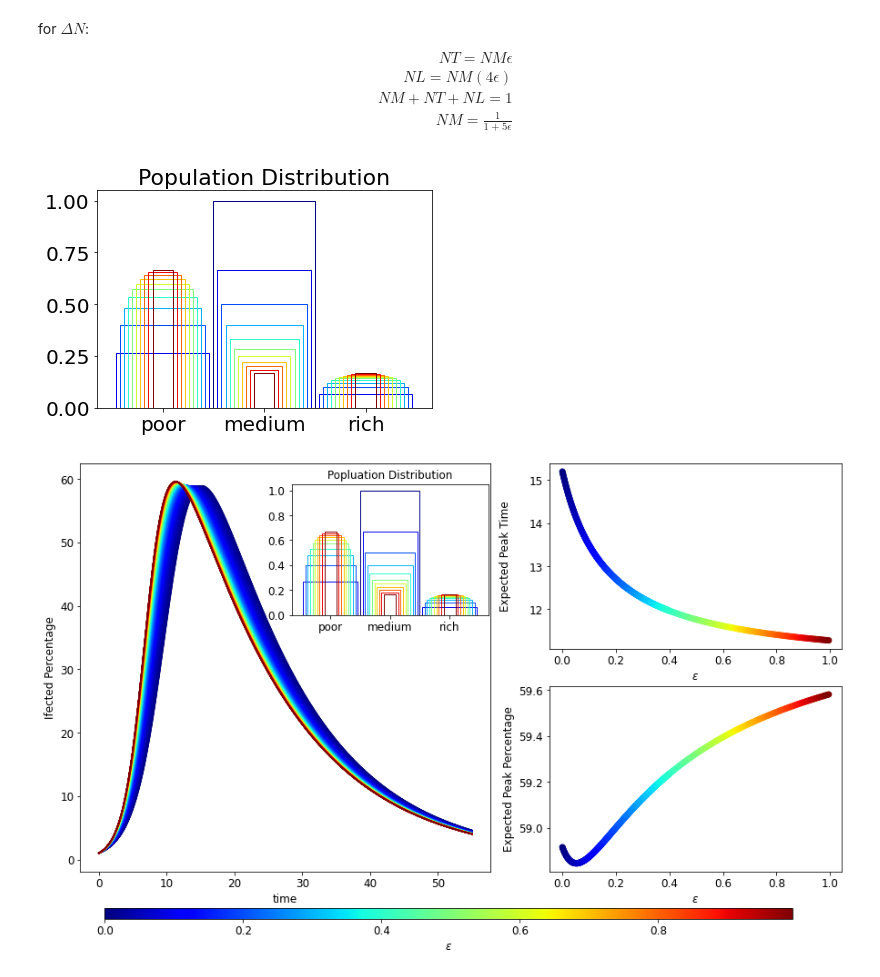
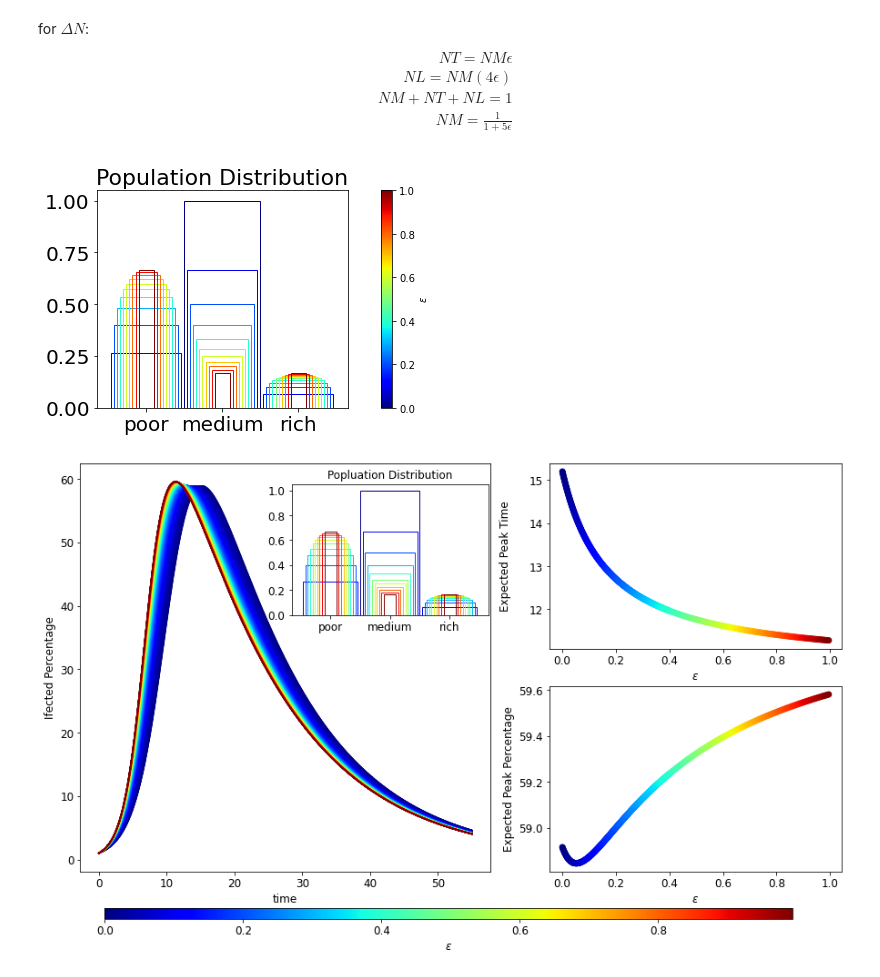
Before and after one commit to ParimahSafarian/Inequality-and-COVID-19, a Jupyter notebook: Model-clean.ipynb, the cells around one changed output. Drawn from its saved outputs; the diff is of its cells as text; code cells hidden in the pictures.

```diff
--- a/Model-clean.ipynb
+++ b/Model-clean.ipynb
@@ -237,27 +282,32 @@ NM = \frac{1}{1+5\epsilon}
 # %%
 eps_range = np.arange(0, 1.1, 0.1)
 
 normalize = mcolors.Normalize(vmin=eps_range.min(), vmax=eps_range.max())
 colormap = cm.jet
 
 width = 1
 for epsilon in eps_range:
     M = 1/ (1 + 5 * epsilon)
     T, L = M * epsilon, 4 * M * epsilon
     plt.bar(['poor', 'medium', 'rich'], [L, M, T], fill=False, label = f'{round(epsilon, 1)}',
              edgecolor = colormap(normalize(epsilon)), width = width)
     width = width - 0.08
 
 plt.title("Population Distribution", fontsize=22)
 plt.tick_params(axis='both', which='major', labelsize=20)
-# scalarmappaple = cm.ScalarMappable(norm=normalize, cmap=colormap)
-# scalarmappaple.set_array(delta_range)
+scalarmappaple = cm.ScalarMappable(norm=normalize, cmap=colormap)
+scalarmappaple.set_array(eps_range)
+cbar_ax = None
+cbar = plt.colorbar(scalarmappaple, orientation="vertical", pad=0.1, cax=cbar_ax)
+cbar.set_label('$\epsilon$')
+
 # plt.colorbar(scalarmappaple)
 
 
+
 # plt.savefig('dist2.png', dpi = 1200)
 # %% [output]
-[figure, old version]
+[figure, new version]
 # %%
 from matplotlib.gridspec import GridSpec
 
```
Also changed, not shown: parts of 2 cells of this notebook, 4 other files.
